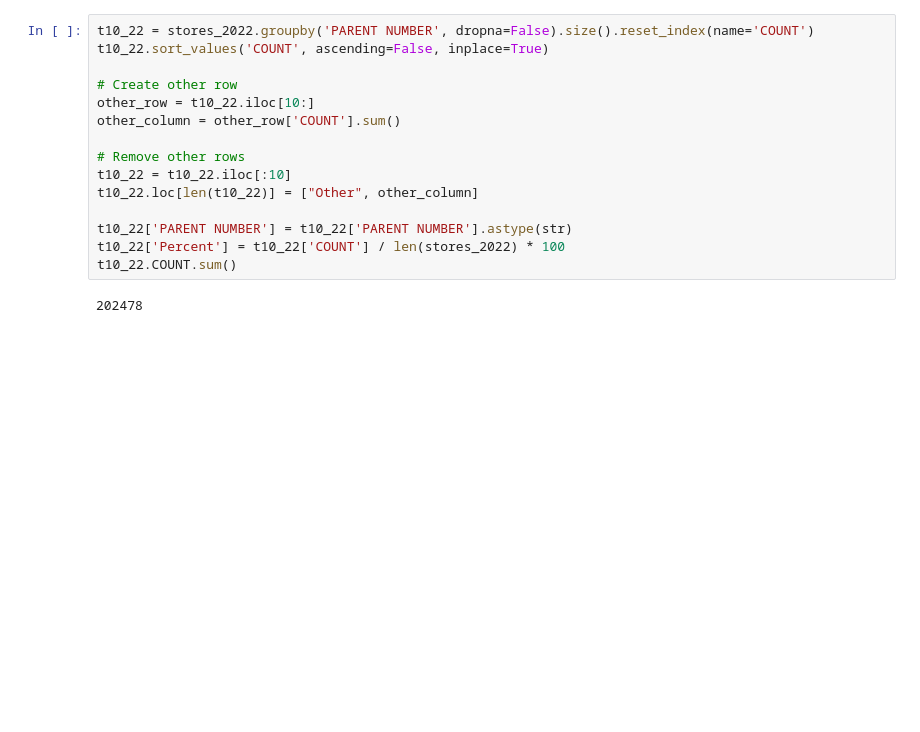
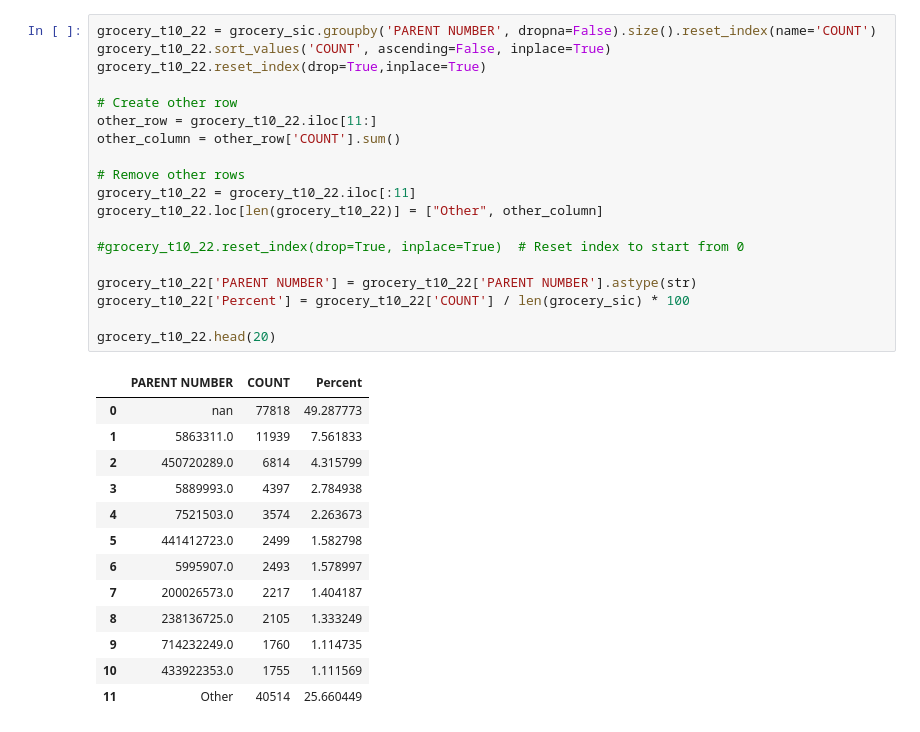
Before and after one commit to uchicago-dsi/rafi-grocery, a Jupyter notebook: notebooks/Sebastian-EDA-22.ipynb, the cells around one changed output. Cells and saved outputs as stored; diff of their text form; blank space fills up the shorter version.

```diff
--- a/notebooks/Sebastian-EDA-22.ipynb
+++ b/notebooks/Sebastian-EDA-22.ipynb
@@ -26,18 +45,34 @@ stores_2022.shape
 # %%
-t10_22 = stores_2022.groupby('PARENT NUMBER', dropna=False).size().reset_index(name='COUNT')
-t10_22.sort_values('COUNT', ascending=False, inplace=True)
+grocery_t10_22 = grocery_sic.groupby('PARENT NUMBER', dropna=False).size().reset_index(name='COUNT')
+grocery_t10_22.sort_values('COUNT', ascending=False, inplace=True)
+grocery_t10_22.reset_index(drop=True,inplace=True)
 
 # Create other row
-other_row = t10_22.iloc[10:]
+other_row = grocery_t10_22.iloc[11:]
 other_column = other_row['COUNT'].sum()
 
 # Remove other rows
-t10_22 = t10_22.iloc[:10]
-t10_22.loc[len(t10_22)] = ["Other", other_column]
+grocery_t10_22 = grocery_t10_22.iloc[:11]
+grocery_t10_22.loc[len(grocery_t10_22)] = ["Other", other_column]
 
-t10_22['PARENT NUMBER'] = t10_22['PARENT NUMBER'].astype(str)
-t10_22['Percent'] = t10_22['COUNT'] / len(stores_2022) * 100
-t10_22.COUNT.sum()
+#grocery_t10_22.reset_index(drop=True, inplace=True)  # Reset index to start from 0
+
+grocery_t10_22['PARENT NUMBER'] = grocery_t10_22['PARENT NUMBER'].astype(str)
+grocery_t10_22['Percent'] = grocery_t10_22['COUNT'] / len(grocery_sic) * 100
+
+grocery_t10_22.head(20)
 # %% [output]
-202478
+|  | PARENT NUMBER | COUNT | Percent |
+| 0 | nan | 77818 | 49.287773 |
+| 1 | 5863311.0 | 11939 | 7.561833 |
+| 2 | 450720289.0 | 6814 | 4.315799 |
+| 3 | 5889993.0 | 4397 | 2.784938 |
+| 4 | 7521503.0 | 3574 | 2.263673 |
+| 5 | 441412723.0 | 2499 | 1.582798 |
+| 6 | 5995907.0 | 2493 | 1.578997 |
+| 7 | 200026573.0 | 2217 | 1.404187 |
+| 8 | 238136725.0 | 2105 | 1.333249 |
+| 9 | 714232249.0 | 1760 | 1.114735 |
+| 10 | 433922353.0 | 1755 | 1.111569 |
+| 11 | Other | 40514 | 25.660449 |
 # %%
```
Also changed, not shown: parts of 11 cells of this notebook.
